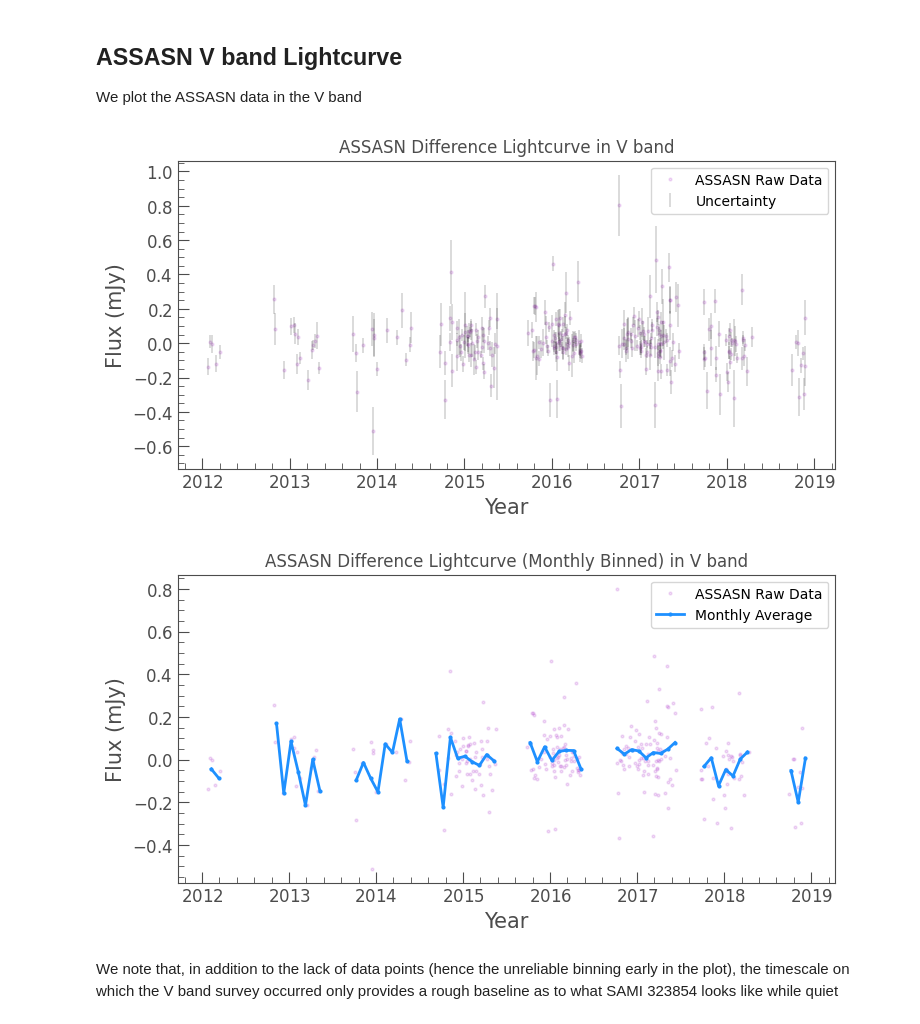
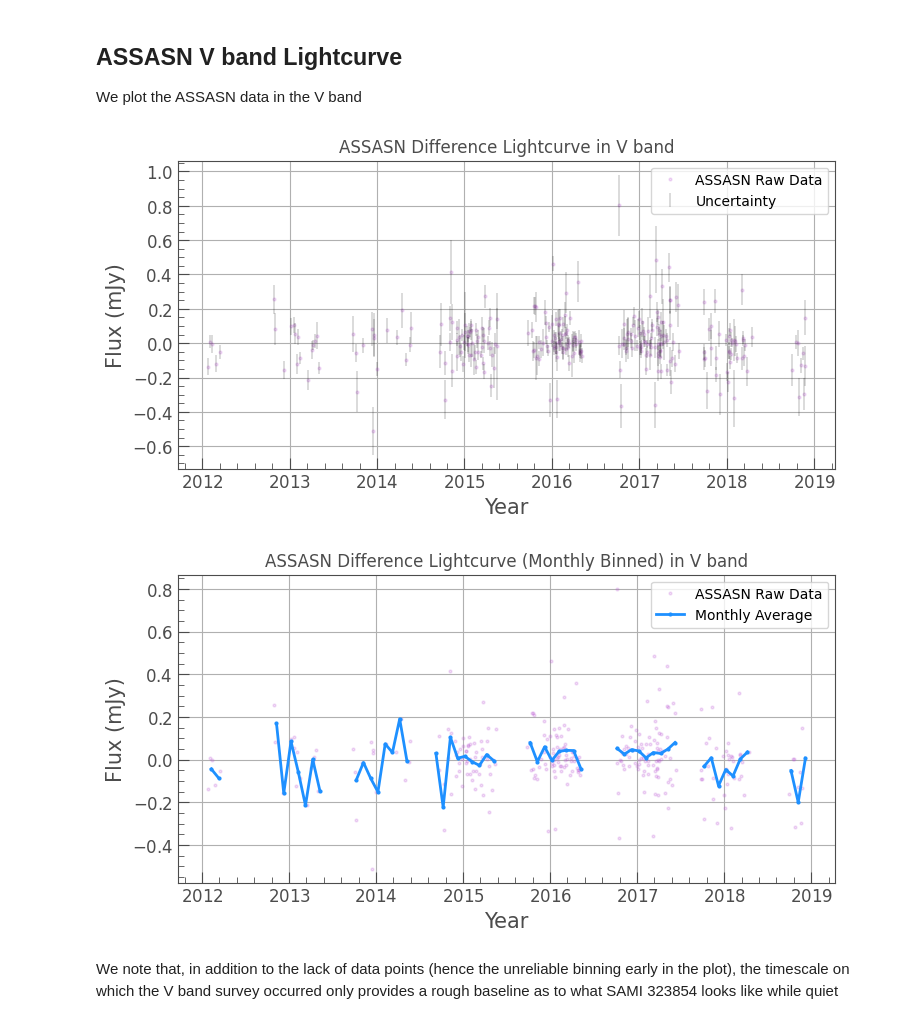
Before and after one commit to things-0/denison_2026, a Jupyter notebook: shaun/Code/Shaun Stuff/main.ipynb, the cells around one changed output. Drawn from its saved outputs; the diff is of its cells as text; code cells hidden in the pictures.

```diff
--- a/shaun/Code/Shaun Stuff/main.ipynb
+++ b/shaun/Code/Shaun Stuff/main.ipynb
@@ -165,15 +176,16 @@ We plot the ASSASN data in the V band
 # %%
 t_years = Time(subset2['HJD'], format='jd').decimalyear
 curve = lk.LightCurve(time=t_years, flux=subset2['flux(mJy)'], flux_err=subset2['flux_err'])
 ax = curve.plot(alpha=0.2, color='mediumorchid', label='ASSASN Raw Data', linestyle='none', marker='o')
 curve.errorbar(ax=ax, color='black', label='Uncertainty', fmt='o', markersize=0, lw=0.2)
 ax.set_xlabel("Year")
 ax.set_ylabel("Flux (mJy)")
 ax.set_title(f"ASSASN Difference Lightcurve in {band2} band")
 plt.legend()
+plt.grid()
 plt.show()
 # %% [output]
-[figure, old version]
+[figure, new version]
 # %%
 interval = 0.08328542094 # a month is on average 30.42 days - 30.42 / 365.25
 ax = curve.plot(alpha=0.2, color='mediumorchid', label='ASSASN Raw Data', linestyle='none', marker='o')
@@ -185,9 +197,10 @@ ax.set_title(f"ASSASN Difference Lightcurve (Monthly Binned) in {band2} band")
 ax.set_xlabel("Year")
 ax.set_ylabel("Flux (mJy)")
 plt.legend()
+plt.grid()
 plt.show()
 # %% [output]
-[figure, old version]
+[figure, new version]
 # %% [markdown]
 We note that, in addition to the lack of data points (hence the unreliable binning early in the plot), the timescale on which the V band survey occurred only provides a rough baseline as to what SAMI 323854 looks like while quiet
 # %%
```
Also changed, not shown: parts of 24 cells of this notebook.
